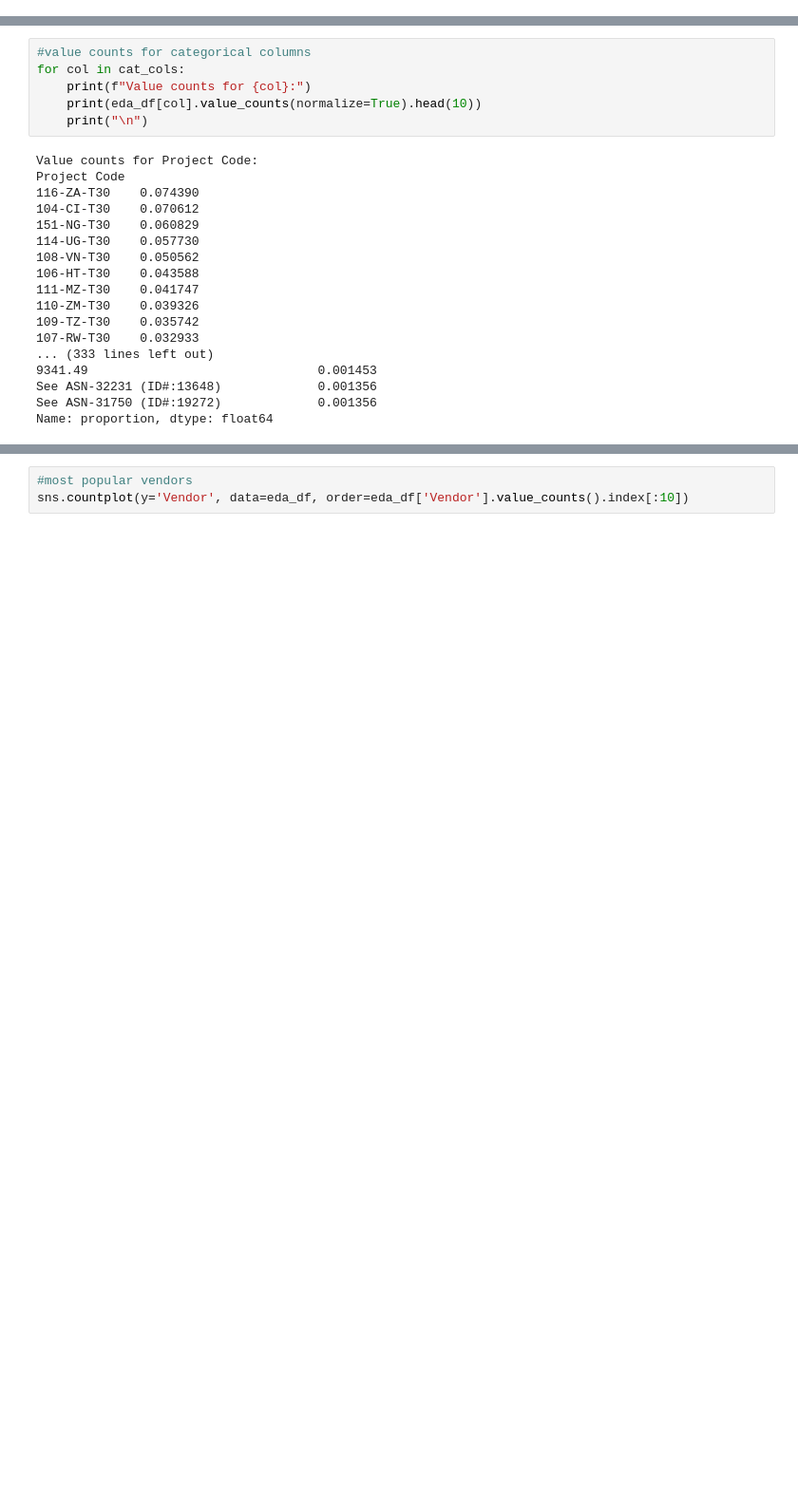
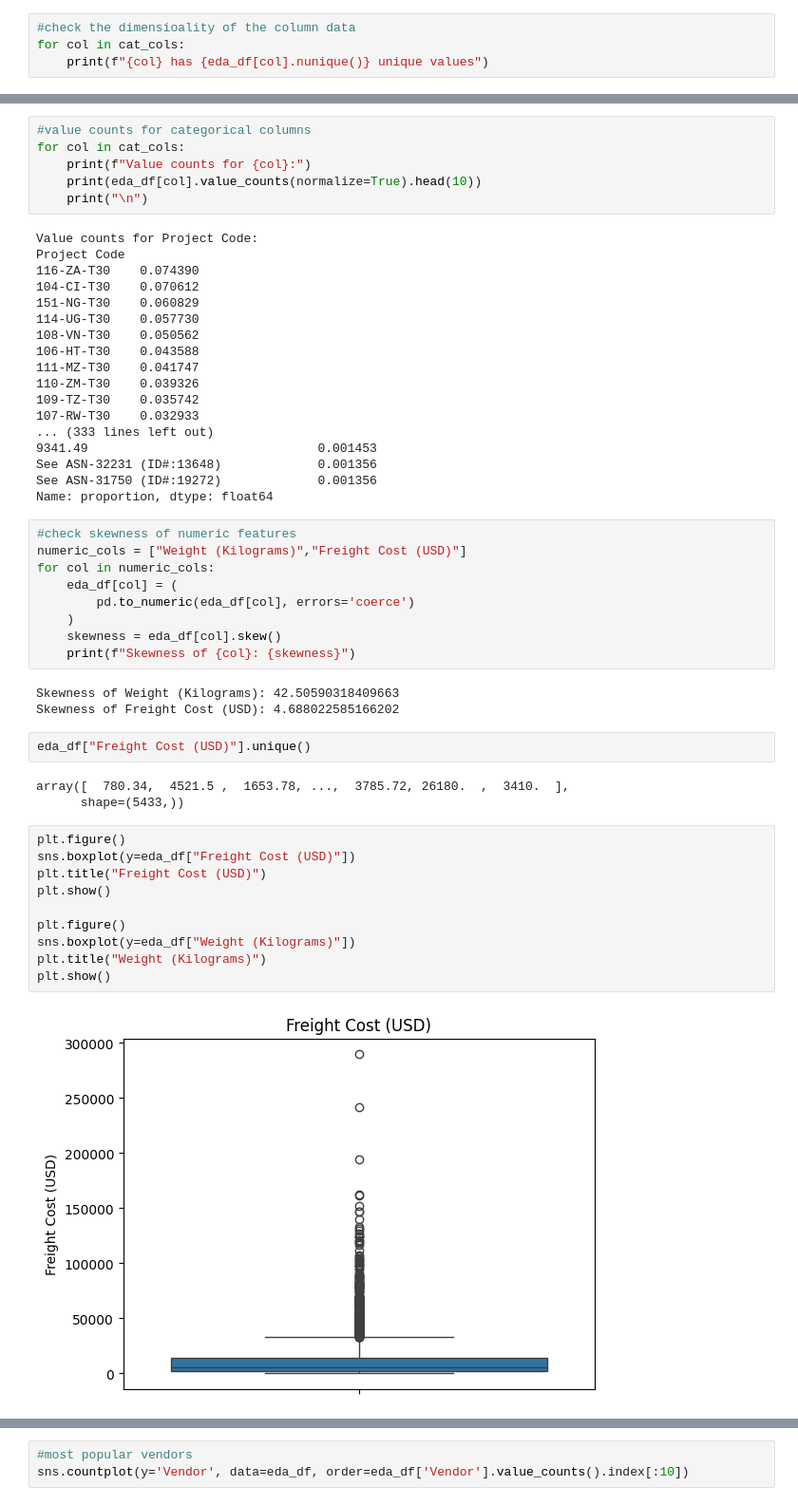
Before and after one commit to Tydos/Pharmaceutical-Supply-Chain-Optimisation, a Jupyter notebook: notebook/Supply_Chain_Optimisation.ipynb, the cells around one changed output, grey strips where cells are left out. Shown at 95% size. Drawn from its saved outputs; the diff is of its cells as text; blank space fills up the shorter version.

Commit message:
Added data cleaning and processing pipeline and baseline logisitic regression results for late delivery risk

```diff
--- a/notebook/Supply_Chain_Optimisation.ipynb
+++ b/notebook/Supply_Chain_Optimisation.ipynb
@@ -215,3 +216,7 @@ print("Is p < 0.05?", p < 0.05)
 # %% [output]
 p-value: 3.354199487186643e-40
 Is p < 0.05? True
+# %%
+#check the dimensioality of the column data
+for col in cat_cols:
+    print(f"{col} has {eda_df[col].nunique()} unique values")
@@ -239,3 +262,32 @@ Project Code
 See ASN-32231 (ID#:13648)             0.001356
 See ASN-31750 (ID#:19272)             0.001356
 Name: proportion, dtype: float64
+# %%
+#check skewness of numeric features
+numeric_cols = ["Weight (Kilograms)","Freight Cost (USD)"]
+for col in numeric_cols:
+    eda_df[col] = (
+        pd.to_numeric(eda_df[col], errors='coerce')
+    )
+    skewness = eda_df[col].skew()
+    print(f"Skewness of {col}: {skewness}")
+# %% [output]
+Skewness of Weight (Kilograms): 42.50590318409663
+Skewness of Freight Cost (USD): 4.688022585166202
+# %%
+eda_df["Freight Cost (USD)"].unique()
+# %% [output]
+array([  780.34,  4521.5 ,  1653.78, ...,  3785.72, 26180.  ,  3410.  ],
+      shape=(5433,))
+# %%
+plt.figure()
+sns.boxplot(y=eda_df["Freight Cost (USD)"])
+plt.title("Freight Cost (USD)")
+plt.show()
+
+plt.figure()
+sns.boxplot(y=eda_df["Weight (Kilograms)"])
+plt.title("Weight (Kilograms)")
+plt.show()
+# %% [output]
+[figure, added]
```
Also changed, not shown: parts of 17 cells of this notebook.
